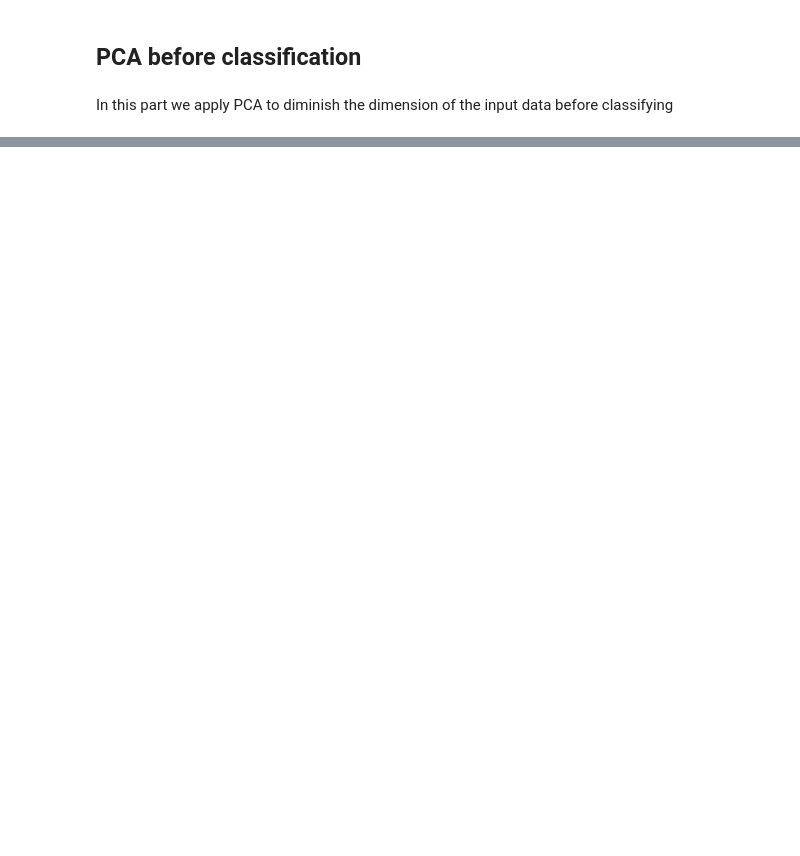
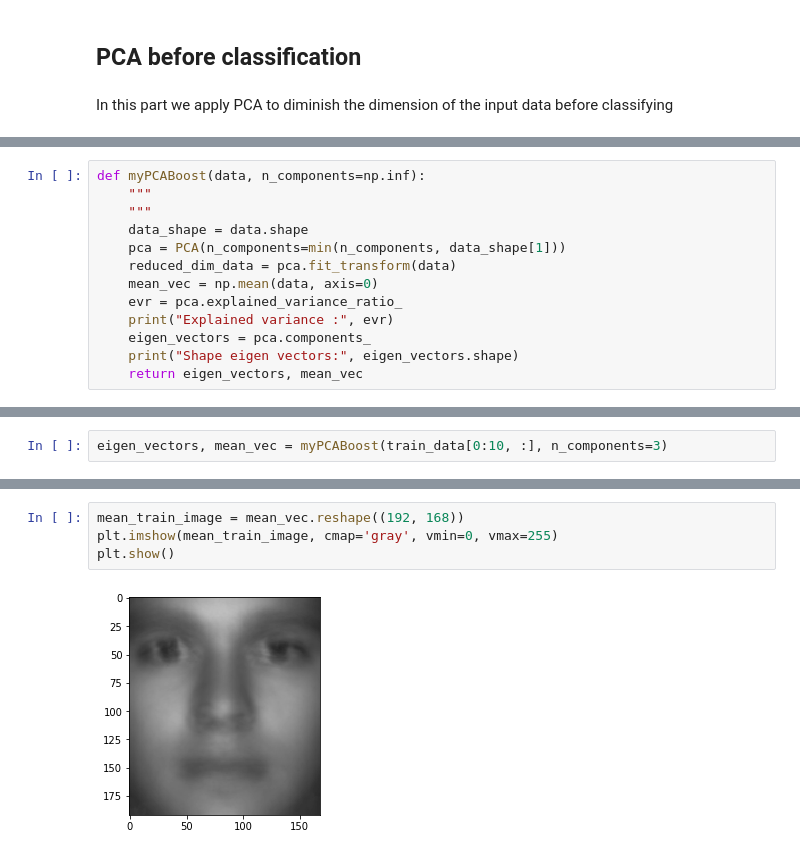
Before and after one commit to poupeaua/face-recognition, a Jupyter notebook: faceRec.ipynb, the cells around one changed output, grey strips where cells are left out. Drawn from its saved outputs; the diff is of its cells as text; blank space fills up the shorter version.

```diff
--- a/faceRec.ipynb
+++ b/faceRec.ipynb
@@ -239,0 +253,13 @@ In this part we apply PCA to diminish the dimension of the input data before cla
+# %%
+def myPCABoost(data, n_components=np.inf):
+    """
+    """
+    data_shape = data.shape
+    pca = PCA(n_components=min(n_components, data_shape[1]))
+    reduced_dim_data = pca.fit_transform(data)
+    mean_vec = np.mean(data, axis=0)
+    evr = pca.explained_variance_ratio_
+    print("Explained variance :", evr)
+    eigen_vectors = pca.components_
+    print("Shape eigen vectors:", eigen_vectors.shape)
+    return eigen_vectors, mean_vec
@@ -239,0 +292,2 @@ In this part we apply PCA to diminish the dimension of the input data before cla
+# %%
+eigen_vectors, mean_vec = myPCABoost(train_data[0:10, :], n_components=3)
@@ -239,0 +307,6 @@ In this part we apply PCA to diminish the dimension of the input data before cla
+# %%
+mean_train_image = mean_vec.reshape((192, 168))
+plt.imshow(mean_train_image, cmap='gray', vmin=0, vmax=255)
+plt.show()
+# %% [output]
+[figure, added]
```
Also changed, not shown: parts of 15 cells of this notebook, 4 other files.
